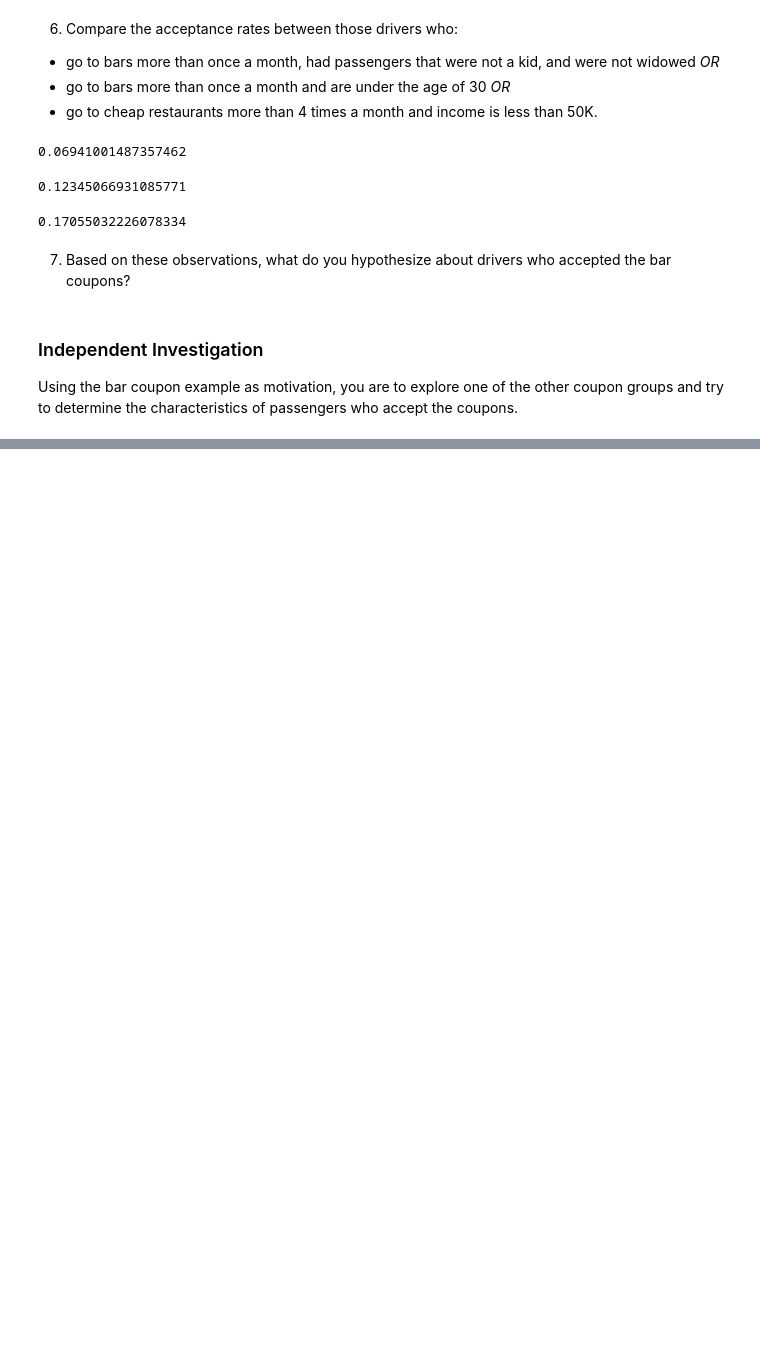
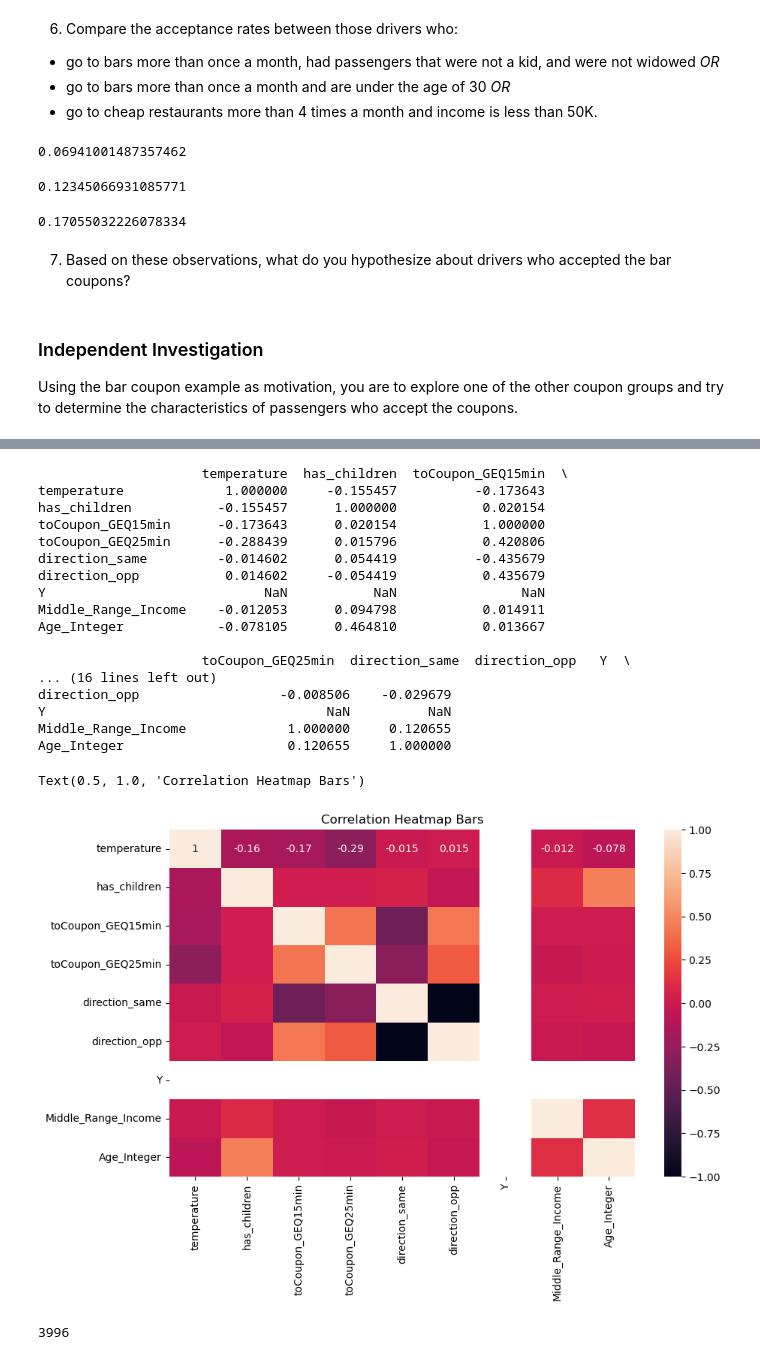
Before and after one commit to TheBethFord/AIML_BerkeleyHaas_Module5, a Jupyter notebook: AIML_B2C_Coupon.ipynb, the cells around one changed output, grey strips where cells are left out. Drawn from its saved outputs; the diff is of its cells as text; code cells hidden in the pictures; blank space fills up the shorter version.

```diff
--- a/AIML_B2C_Coupon.ipynb
+++ b/AIML_B2C_Coupon.ipynb
@@ -279,0 +425,32 @@ Using the bar coupon example as motivation, you are to explore one of the other
+# %%
+#Explore a correlation of numeric values for redeemers
+print(DataBarCoupons.query('Y == 1').corr(numeric_only=True))
+plt.figure(figsize=(10,6))
+heatmap = sns.heatmap(DataBarCoupons.query('Y == 1').corr(numeric_only=True), annot=True)
+heatmap.set_title('Correlation Heatmap Bars')
+# %% [output]
+                     temperature  has_children  toCoupon_GEQ15min  \
+temperature             1.000000     -0.155457          -0.173643
+has_children           -0.155457      1.000000           0.020154
+toCoupon_GEQ15min      -0.173643      0.020154           1.000000
+toCoupon_GEQ25min      -0.288439      0.015796           0.420806
+direction_same         -0.014602      0.054419          -0.435679
+direction_opp           0.014602     -0.054419           0.435679
+Y                            NaN           NaN                NaN
+Middle_Range_Income    -0.012053      0.094798           0.014911
+Age_Integer            -0.078105      0.464810           0.013667
+
+                     toCoupon_GEQ25min  direction_same  direction_opp   Y  \
+... (16 lines left out)
+direction_opp                  -0.008506    -0.029679
+Y                                    NaN          NaN
+Middle_Range_Income             1.000000     0.120655
+Age_Integer                     0.120655     1.000000
+Text(0.5, 1.0, 'Correlation Heatmap Bars')
+[figure, added]
+# %%
+#Create coffee house coupon dataframe, check length for data quality
+DataCoffeeCoupons = data.query('coupon == "Coffee House"')
+len(DataCoffeeCoupons)
+# %% [output]
+3996
```
Also changed, not shown: parts of 31 cells of this notebook, 2 other files.
